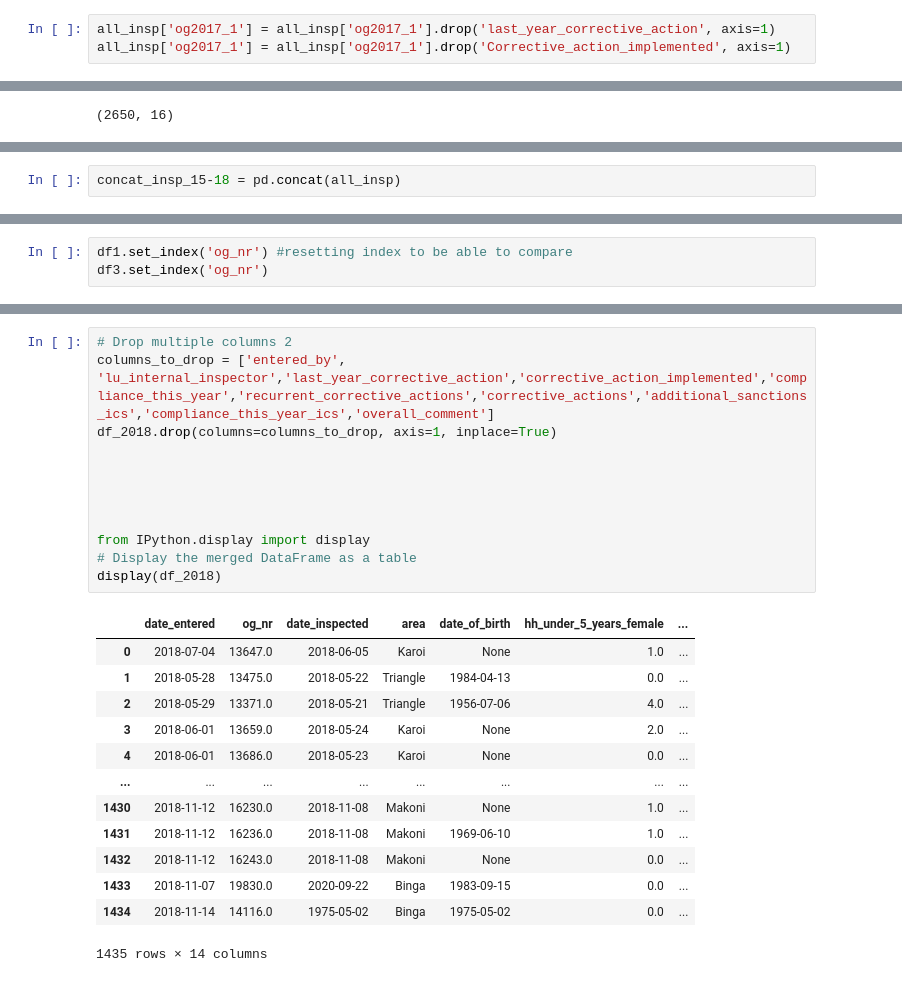
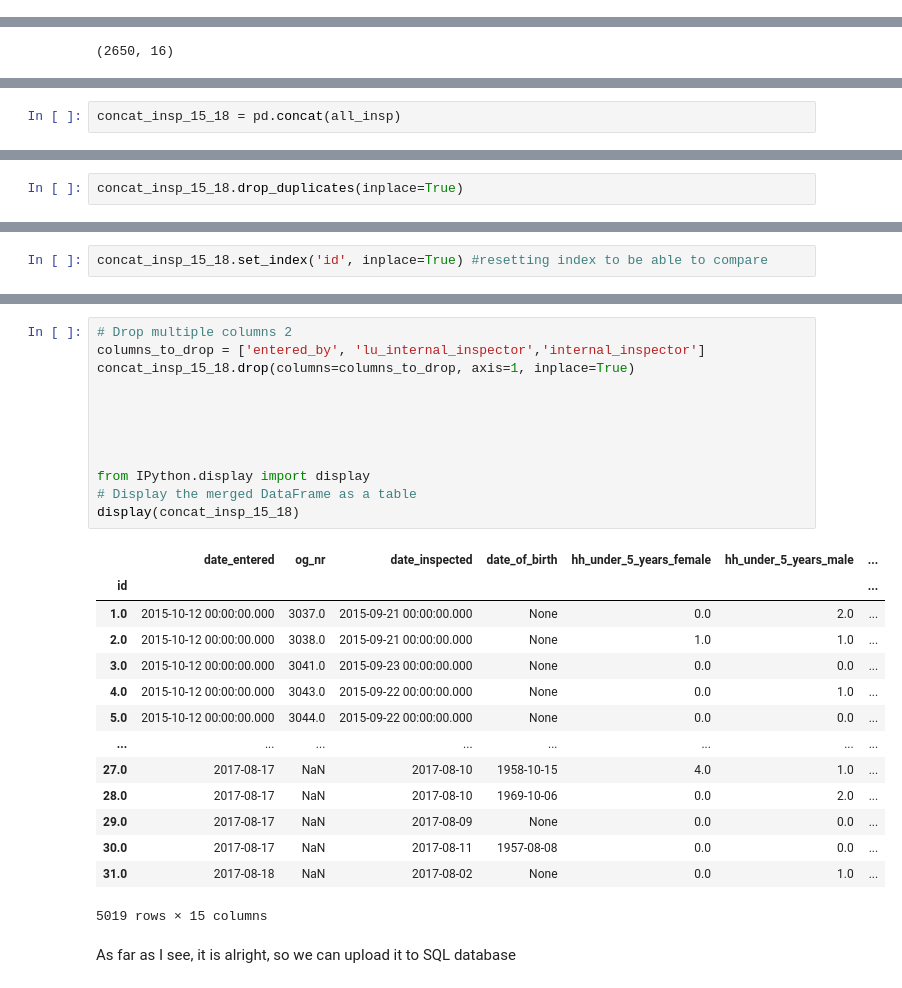
Before and after one commit to Capstone-OrganicAfrica/organic_zimbabwe_eda, a Jupyter notebook: clean_upload_join_15-18.ipynb, the cells around one changed output, grey strips where cells are left out. Drawn from its saved outputs; the diff is of its cells as text.

Commit message:
will this be my last commit?

```diff
--- a/clean_upload_join_15-18.ipynb
+++ b/clean_upload_join_15-18.ipynb
@@ -180,6 +180,3 @@ KeyError: "['Recurrent_corrective_actions'] not found in axis"
-# %%
-all_insp['og2017_1'] = all_insp['og2017_1'].drop('last_year_corrective_action', axis=1)
-all_insp['og2017_1'] = all_insp['og2017_1'].drop('Corrective_action_implemented', axis=1)
 # %%
 all_insp['og2017_1'].columns.tolist()
 # %% [output]
@@ -471,2 +501,2 @@ all_insp['wc2015_1'].shape
 # %%
-concat_insp_15-18 = pd.concat(all_insp)
+concat_insp_15_18 = pd.concat(all_insp)
@@ -479,2 +524,4 @@ SyntaxError: invalid syntax (3164763898.py, line 1)
+# %%
+concat_insp_15_18.drop_duplicates(inplace=True)
 # %%
 # how many nulls are there anyway
@@ -520,3 +581,2 @@ Name: og_nr, Length: 1435, dtype: float64
 # %%
-df1.set_index('og_nr') #resetting index to be able to compare
-df3.set_index('og_nr')
+concat_insp_15_18.set_index('id', inplace=True) #resetting index to be able to compare
@@ -561,29 +583,32 @@ df_2018.drop_duplicates()
 # %%
 # Drop multiple columns 2
-columns_to_drop = ['entered_by', 'lu_internal_inspector','last_year_corrective_action','corrective_action_implemented','compliance_this_year','recurrent_corrective_actions','corrective_actions','additional_sanctions_ics','compliance_this_year_ics','overall_comment']
-df_2018.drop(columns=columns_to_drop, axis=1, inplace=True)
+columns_to_drop = ['entered_by', 'lu_internal_inspector','internal_inspector']
+concat_insp_15_18.drop(columns=columns_to_drop, axis=1, inplace=True)
 
 
 
 
 
 from IPython.display import display
 # Display the merged DataFrame as a table
-display(df_2018)
+display(concat_insp_15_18)
 # %% [output]
-|  | date_entered | og_nr | date_inspected | area | date_of_birth | hh_under_5_years_female | ... |
-| 0 | 2018-07-04 | 13647.0 | 2018-06-05 | Karoi | None | 1.0 | ... |
-| 1 | 2018-05-28 | 13475.0 | 2018-05-22 | Triangle | 1984-04-13 | 0.0 | ... |
-| 2 | 2018-05-29 | 13371.0 | 2018-05-21 | Triangle | 1956-07-06 | 4.0 | ... |
-| 3 | 2018-06-01 | 13659.0 | 2018-05-24 | Karoi | None | 2.0 | ... |
-| 4 | 2018-06-01 | 13686.0 | 2018-05-23 | Karoi | None | 0.0 | ... |
+|  | date_entered | og_nr | date_inspected | date_of_birth | hh_under_5_years_female | hh_under_5_years_male | ... |
+| id |  |  |  |  |  |  | ... |
+| 1.0 | 2015-10-12 00:00:00.000 | 3037.0 | 2015-09-21 00:00:00.000 | None | 0.0 | 2.0 | ... |
+| 2.0 | 2015-10-12 00:00:00.000 | 3038.0 | 2015-09-21 00:00:00.000 | None | 1.0 | 1.0 | ... |
+| 3.0 | 2015-10-12 00:00:00.000 | 3041.0 | 2015-09-23 00:00:00.000 | None | 0.0 | 0.0 | ... |
+| 4.0 | 2015-10-12 00:00:00.000 | 3043.0 | 2015-09-22 00:00:00.000 | None | 0.0 | 1.0 | ... |
+| 5.0 | 2015-10-12 00:00:00.000 | 3044.0 | 2015-09-22 00:00:00.000 | None | 0.0 | 0.0 | ... |
 | ... | ... | ... | ... | ... | ... | ... | ... |
-| 1430 | 2018-11-12 | 16230.0 | 2018-11-08 | Makoni | None | 1.0 | ... |
-| 1431 | 2018-11-12 | 16236.0 | 2018-11-08 | Makoni | 1969-06-10 | 1.0 | ... |
-| 1432 | 2018-11-12 | 16243.0 | 2018-11-08 | Makoni | None | 0.0 | ... |
-| 1433 | 2018-11-07 | 19830.0 | 2020-09-22 | Binga | 1983-09-15 | 0.0 | ... |
-| 1434 | 2018-11-14 | 14116.0 | 1975-05-02 | Binga | 1975-05-02 | 0.0 | ... |
+| 27.0 | 2017-08-17 | NaN | 2017-08-10 | 1958-10-15 | 4.0 | 1.0 | ... |
+| 28.0 | 2017-08-17 | NaN | 2017-08-10 | 1969-10-06 | 0.0 | 2.0 | ... |
+| 29.0 | 2017-08-17 | NaN | 2017-08-09 | None | 0.0 | 0.0 | ... |
+| 30.0 | 2017-08-17 | NaN | 2017-08-11 | 1957-08-08 | 0.0 | 0.0 | ... |
+| 31.0 | 2017-08-18 | NaN | 2017-08-02 | None | 0.0 | 1.0 | ... |
-1435 rows × 14 columns
+5019 rows × 15 columns
+# %% [markdown]
+As far as I see, it is alright, so we can upload it to SQL database
 # %%
 import psycopg2
 import sqlalchemy
```
Also changed, not shown: parts of 46 cells of this notebook, 10 other files.
